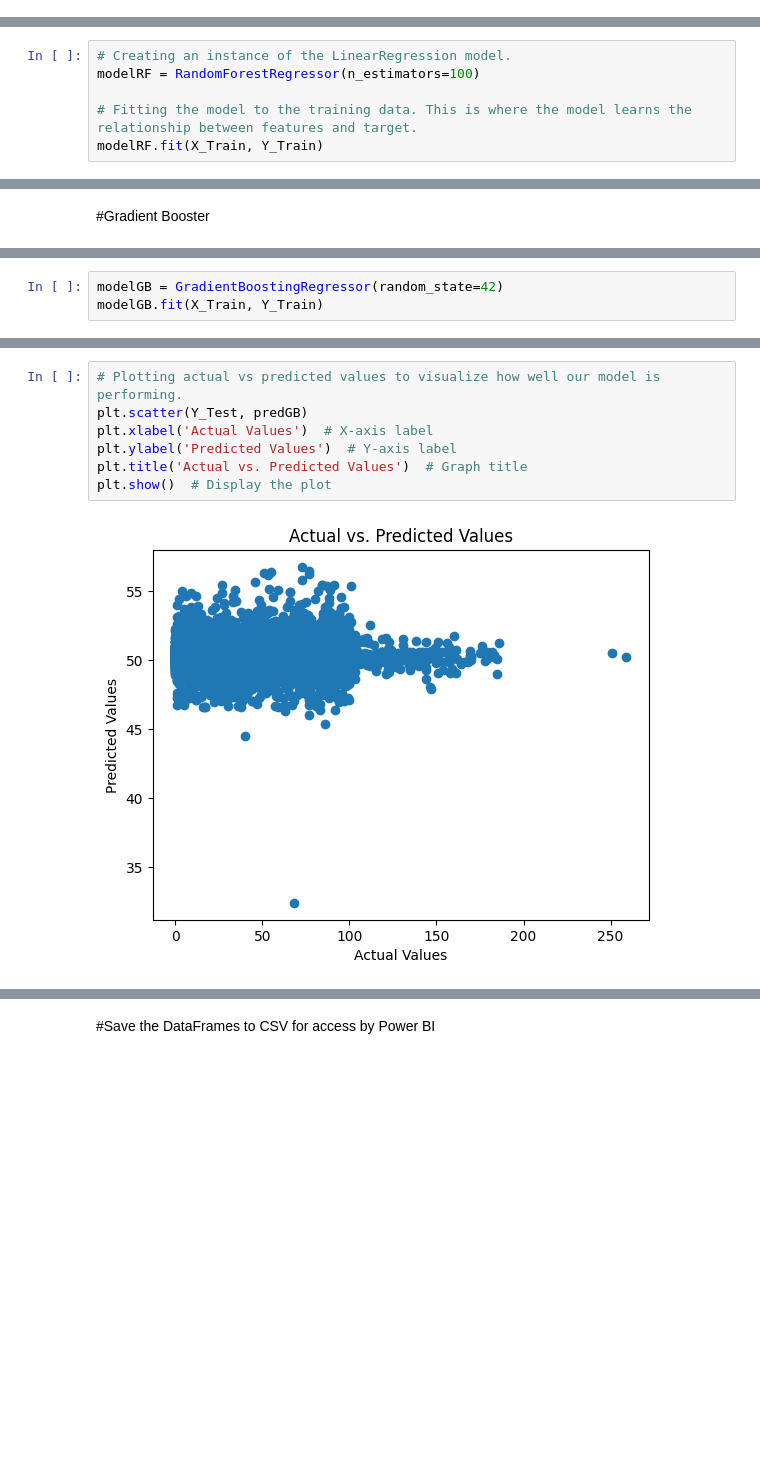
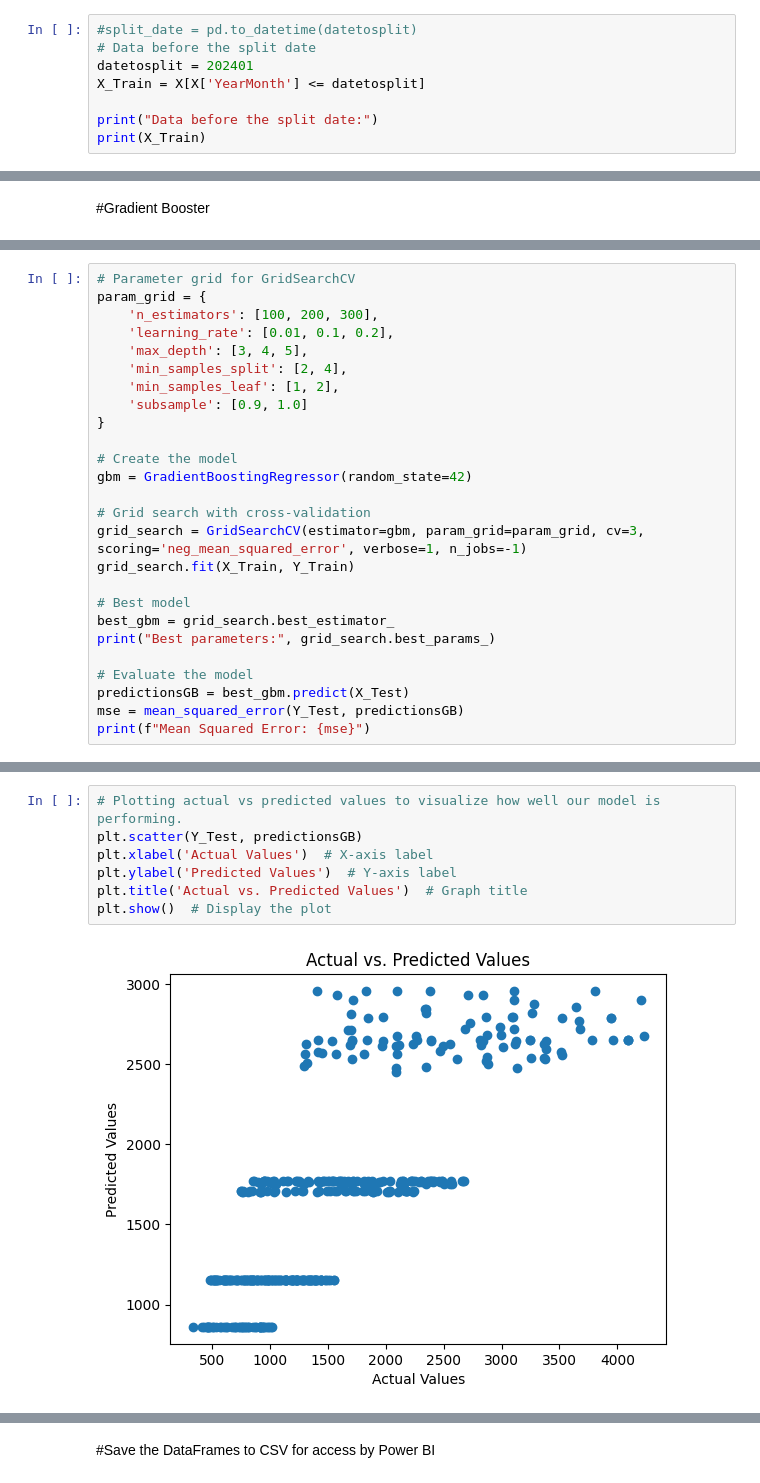
Before and after one commit to kevinhoffmanglyde/oxfordgenaigroup2, a Jupyter notebook: Group2EndtoEnd.ipynb, the cells around one changed output, grey strips where cells are left out. Saved outputs shown, nothing was run; the diff lists cells and outputs as text; blank space fills up the shorter version.

```diff
--- a/Group2EndtoEnd.ipynb
+++ b/Group2EndtoEnd.ipynb
@@ -356,0 +394,8 @@ print(X.head())
+# %%
+#split_date = pd.to_datetime(datetosplit)
+# Data before the split date
+datetosplit = 202401
+X_Train = X[X['YearMonth'] <= datetosplit]
+
+print("Data before the split date:")
+print(X_Train)
@@ -552,6 +651,0 @@ plt.show()  # Display the plot
-# %%
-# Creating an instance of the LinearRegression model.
-modelRF = RandomForestRegressor(n_estimators=100)
-
-# Fitting the model to the training data. This is where the model learns the relationship between features and target.
-modelRF.fit(X_Train, Y_Train)
@@ -671,3 +725,0 @@ from sklearn.ensemble import GradientBoostingRegressor
-# %%
-modelGB = GradientBoostingRegressor(random_state=42)
-modelGB.fit(X_Train, Y_Train)
@@ -678,0 +729,26 @@ predGB = modelGB.predict(X_Test)
+# %%
+# Parameter grid for GridSearchCV
+param_grid = {
+    'n_estimators': [100, 200, 300],
+    'learning_rate': [0.01, 0.1, 0.2],
+    'max_depth': [3, 4, 5],
+    'min_samples_split': [2, 4],
+    'min_samples_leaf': [1, 2],
+    'subsample': [0.9, 1.0]
+}
+
+# Create the model
+gbm = GradientBoostingRegressor(random_state=42)
+
+# Grid search with cross-validation
+grid_search = GridSearchCV(estimator=gbm, param_grid=param_grid, cv=3, scoring='neg_mean_squared_error', verbose=1, n_jobs=-1)
+grid_search.fit(X_Train, Y_Train)
+
+# Best model
+best_gbm = grid_search.best_estimator_
+print("Best parameters:", grid_search.best_params_)
+
+# Evaluate the model
+predictionsGB = best_gbm.predict(X_Test)
+mse = mean_squared_error(Y_Test, predictionsGB)
+print(f"Mean Squared Error: {mse}")
@@ -692,9 +772,9 @@ R² Score: -0.0010095079934639983
 # %%
 # Plotting actual vs predicted values to visualize how well our model is performing.
-plt.scatter(Y_Test, predGB)
+plt.scatter(Y_Test, predictionsGB)
 plt.xlabel('Actual Values')  # X-axis label
 plt.ylabel('Predicted Values')  # Y-axis label
 plt.title('Actual vs. Predicted Values')  # Graph title
 plt.show()  # Display the plot
 # %% [output]
-[figure, old version]
+[figure, new version]
```
Also changed, not shown: parts of 97 cells of this notebook.
